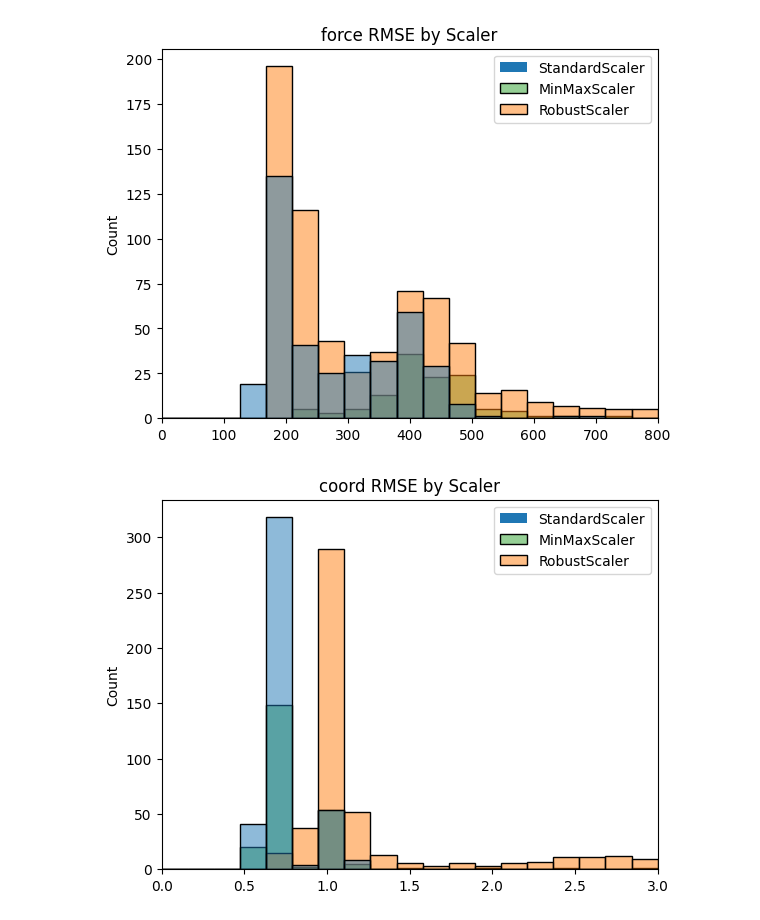
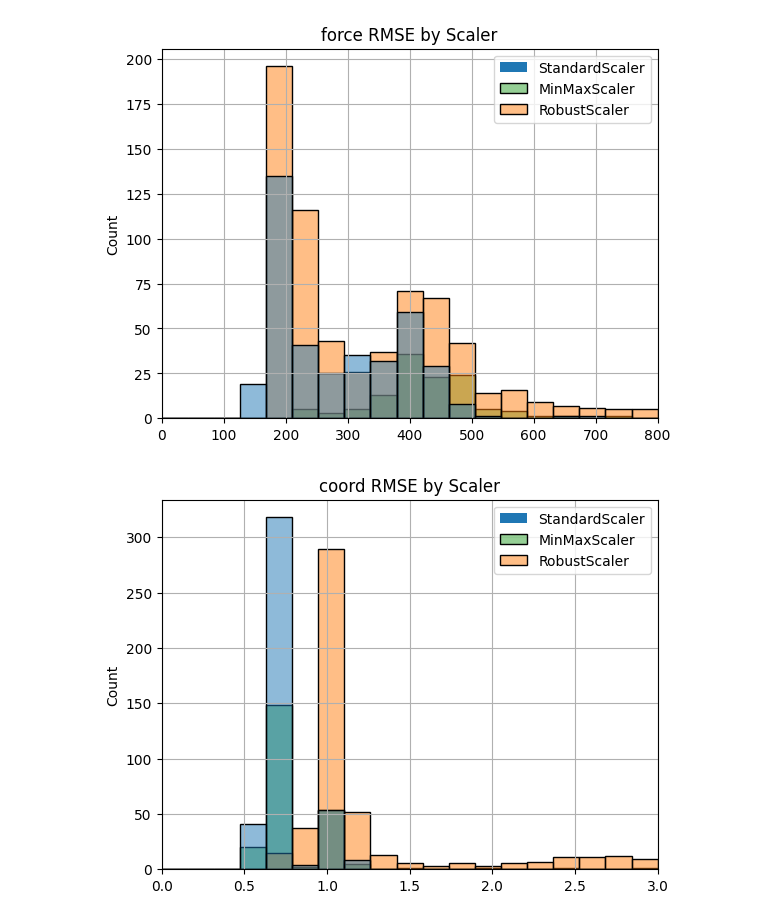
Before and after one commit to seokjin1013/FSR-prediction, a Jupyter notebook: hyperparameter_tuning_result.ipynb, the cells around one changed output. Drawn from its saved outputs; the diff is of its cells as text; code cells hidden in the pictures.

```diff
--- a/hyperparameter_tuning_result.ipynb
+++ b/hyperparameter_tuning_result.ipynb
@@ -94,14 +94,15 @@ Failed to read the results for 1 trials:
 # %%
 import seaborn as sns
 import matplotlib.pyplot as plt
 import numpy as np
 sns.histplot(force, bins=np.linspace(0, 800, 20))
 plt.xlim(0, 800)
 plt.legend(['StandardScaler', 'MinMaxScaler', 'RobustScaler'])
 plt.title('force RMSE by Scaler')
+plt.grid()
 plt.savefig('./plot6.png', transparent=True)
 # %% [output]
-[figure, old version]
+[figure, new version]
 # %%
 import seaborn as sns
 import matplotlib.pyplot as plt
@@ -110,9 +111,10 @@ sns.histplot(coord, bins=np.linspace(0, 3, 20))
 plt.xlim(0, 3)
 plt.legend(['StandardScaler', 'MinMaxScaler', 'RobustScaler'])
 plt.title('coord RMSE by Scaler')
+plt.grid()
 plt.savefig('./plot7.png', transparent=True)
 # %% [output]
-[figure, old version]
+[figure, new version]
 # %%
 force = {
     'mean':[],
```
Also changed, not shown: parts of 3 cells of this notebook, 24 other files.
